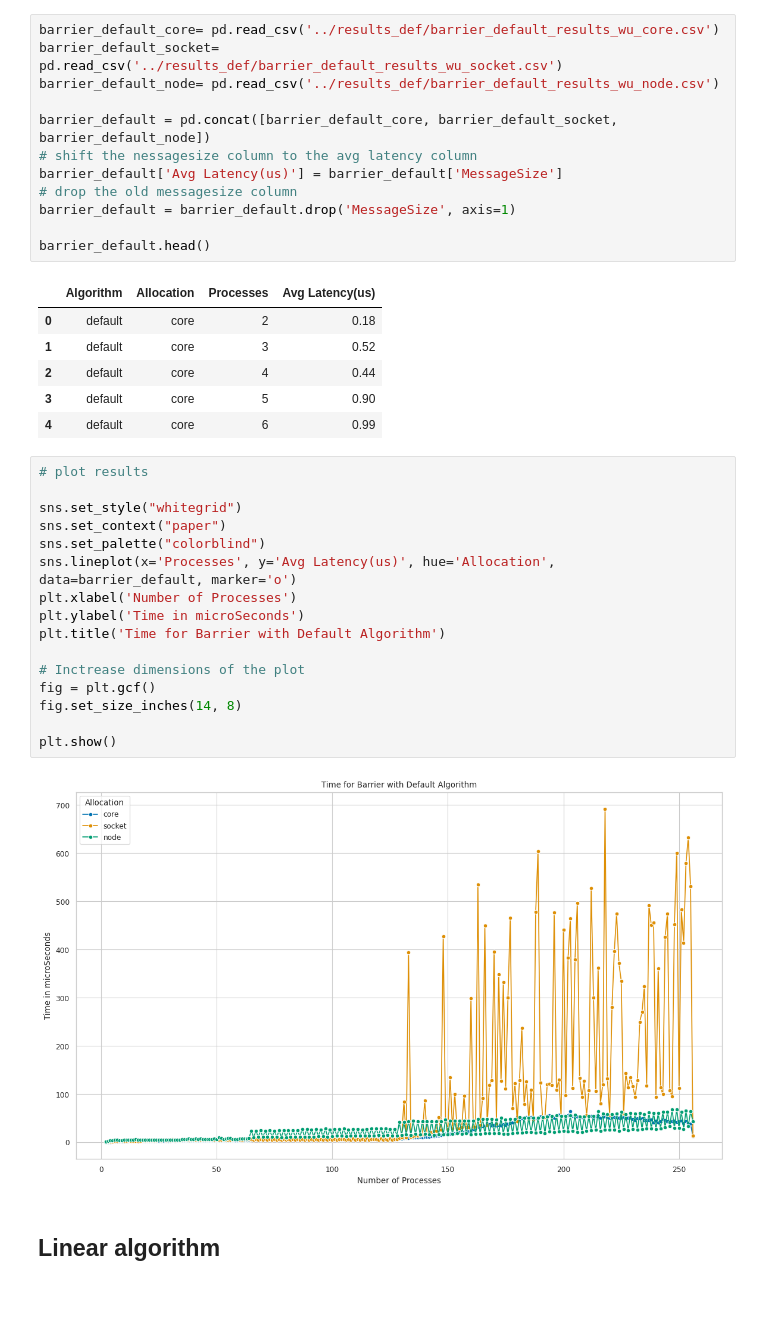
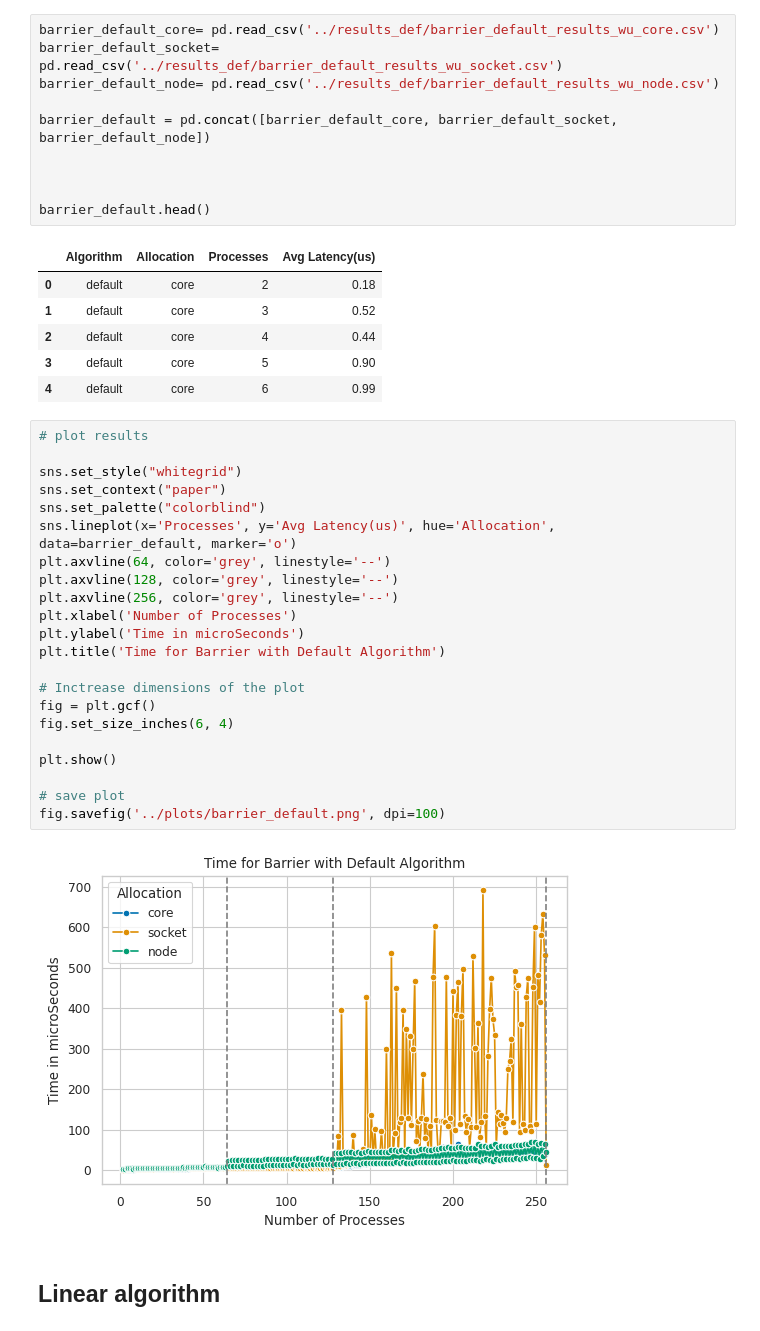
Before and after one commit to ValentinisAlessio/HPC_final_project, a Jupyter notebook: exercise1/plots/plots_barrier.ipynb, the cells around one changed output. Cells and saved outputs as stored; diff of their text form; blank space fills up the shorter version.

Commit message:
Inserted figures in report

```diff
--- a/exercise1/plots/plots_barrier.ipynb
+++ b/exercise1/plots/plots_barrier.ipynb
@@ -13,10 +13,8 @@ barrier_default_socket= pd.read_csv('../results_def/barrier_default_results_wu_s
 barrier_default_node= pd.read_csv('../results_def/barrier_default_results_wu_node.csv')
 
 barrier_default = pd.concat([barrier_default_core, barrier_default_socket, barrier_default_node])
-# shift the nessagesize column to the avg latency column
-barrier_default['Avg Latency(us)'] = barrier_default['MessageSize']
-# drop the old messagesize column
-barrier_default = barrier_default.drop('MessageSize', axis=1)
+
+
 
 barrier_default.head()
 # %% [output]
@@ -29,21 +27,27 @@ barrier_default.head()
 # %%
 # plot results
 
 sns.set_style("whitegrid")
 sns.set_context("paper")
 sns.set_palette("colorblind")
 sns.lineplot(x='Processes', y='Avg Latency(us)', hue='Allocation', data=barrier_default, marker='o')
+plt.axvline(64, color='grey', linestyle='--')
+plt.axvline(128, color='grey', linestyle='--')
+plt.axvline(256, color='grey', linestyle='--')
 plt.xlabel('Number of Processes')
 plt.ylabel('Time in microSeconds')
 plt.title('Time for Barrier with Default Algorithm')
 
 # Inctrease dimensions of the plot
 fig = plt.gcf()
-fig.set_size_inches(14, 8)
+fig.set_size_inches(6, 4)
 
 plt.show()
+
+# save plot
+fig.savefig('../plots/barrier_default.png', dpi=100)
 # %% [output]
-[figure, old version]
+[figure, new version]
 # %% [markdown]
 ## Linear algorithm
 # %%
```
Also changed, not shown: parts of 10 cells of this notebook, 33 other files.
